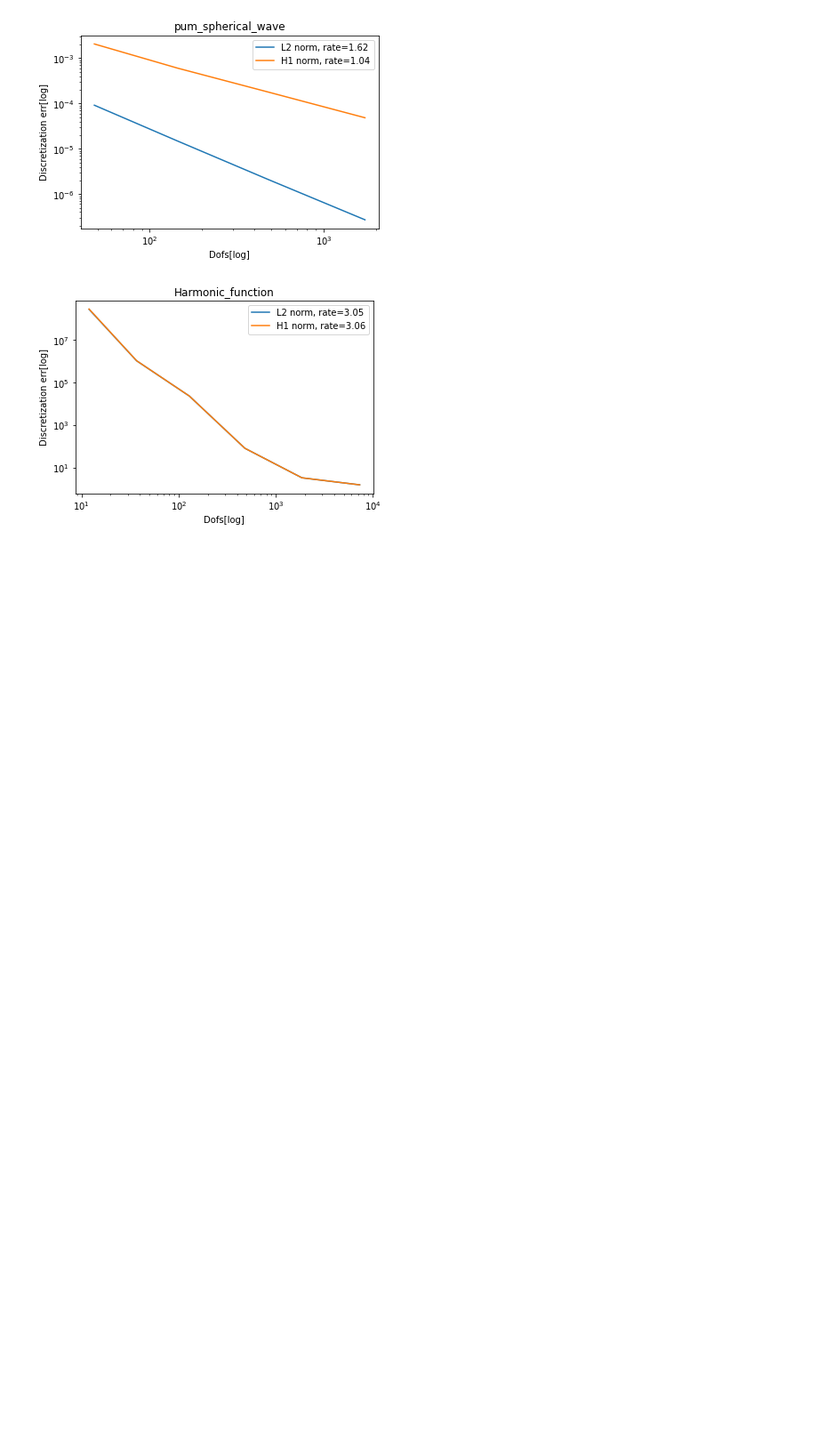
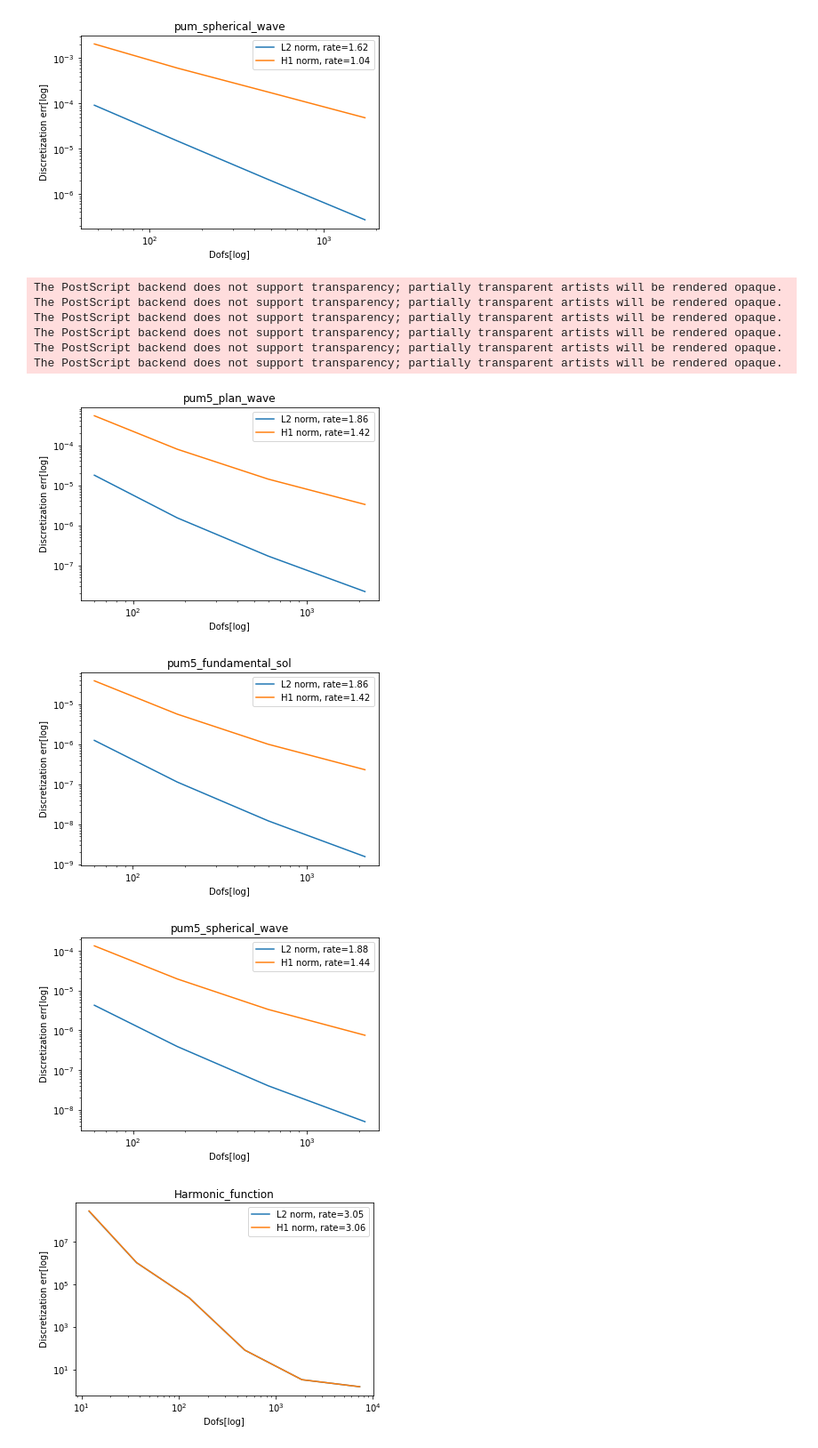
Before and after one commit to liaowangh/PUM_WaveRay, a Jupyter notebook: code/plot_err/plot_error.ipynb, the cells around one changed output. Shown at 89% size. Saved outputs shown, nothing was run; the diff lists cells and outputs as text; code cells hidden in the pictures; blank space fills up the shorter version.

Commit message:
pum 5 plan waves

```diff
--- a/code/plot_err/plot_error.ipynb
+++ b/code/plot_err/plot_error.ipynb
@@ -65,6 +65,25 @@ The PostScript backend does not support transparency; partially transparent arti
 [figure]
 [figure]
 [figure]
+# %%
+data_file = ["pum5_plan_wave.txt", "pum5_fundamental_sol.txt", "pum5_spherical_wave.txt"]
+for f in data_file:
+    sol_name = f.split('.')[0]
+    df = pd.read_csv(f, sep=' ')
+    ndofs = df['N'].to_numpy()
+    L2err = df['L2_err'].to_numpy()
+    H1err = df['H1_err'].to_numpy()
+    plot_save(ndofs, L2err, H1err, sol_name)
+# %% [output]
+The PostScript backend does not support transparency; partially transparent artists will be rendered opaque.
+The PostScript backend does not support transparency; partially transparent artists will be rendered opaque.
+The PostScript backend does not support transparency; partially transparent artists will be rendered opaque.
+The PostScript backend does not support transparency; partially transparent artists will be rendered opaque.
+The PostScript backend does not support transparency; partially transparent artists will be rendered opaque.
+The PostScript backend does not support transparency; partially transparent artists will be rendered opaque.
+[figure, added]
+[figure, added]
+[figure, added]
 # %%
 data_file = ["Harmonic_function.txt"]
 for f in data_file:
```
Also changed, not shown: 11 other files.
